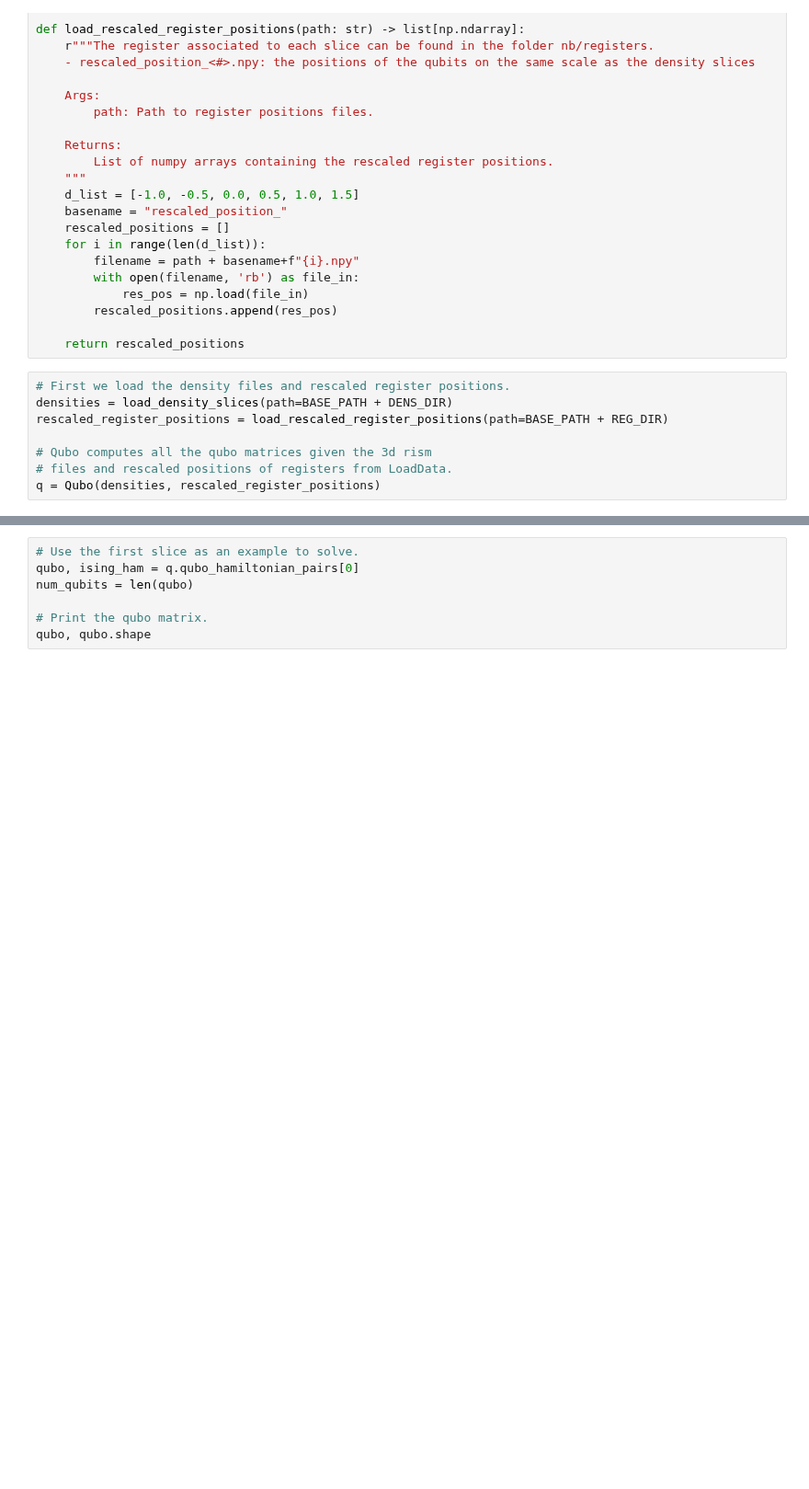
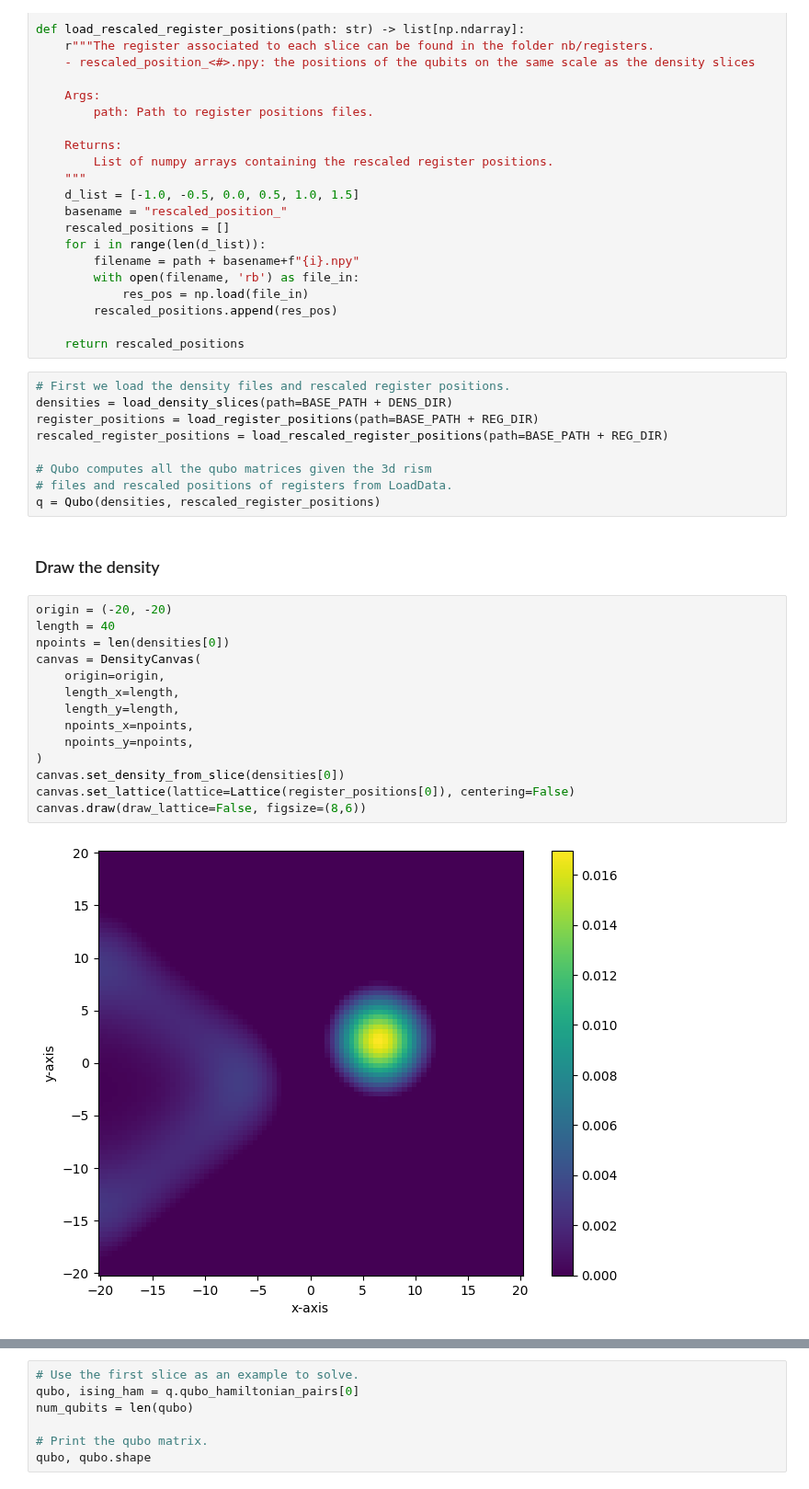
Before and after one commit to unitaryfund/aquapointer, a Jupyter notebook: notebooks/digital_demo.ipynb, the cells around one changed output, grey strips where cells are left out. Shown at 92% size. Cells and saved outputs as stored; diff of their text form; blank space fills up the shorter version.

```diff
--- a/notebooks/digital_demo.ipynb
+++ b/notebooks/digital_demo.ipynb
@@ -112,9 +112,28 @@ def load_rescaled_register_positions(path: str) -> list[np.ndarray]:
 # %%
 # First we load the density files and rescaled register positions.
 densities = load_density_slices(path=BASE_PATH + DENS_DIR)
+register_positions = load_register_positions(path=BASE_PATH + REG_DIR)
 rescaled_register_positions = load_rescaled_register_positions(path=BASE_PATH + REG_DIR)
 
 # Qubo computes all the qubo matrices given the 3d rism
 # files and rescaled positions of registers from LoadData.
 q = Qubo(densities, rescaled_register_positions)
+# %% [markdown]
+### Draw the density
+# %%
+origin = (-20, -20)
+length = 40
+npoints = len(densities[0])
+canvas = DensityCanvas(
+    origin=origin,
+    length_x=length,
+    length_y=length,
+    npoints_x=npoints,
+    npoints_y=npoints,
+)
+canvas.set_density_from_slice(densities[0])
+canvas.set_lattice(lattice=Lattice(register_positions[0]), centering=False)
+canvas.draw(draw_lattice=False, figsize=(8,6))
+# %% [output]
+[figure, added]
 # %% [markdown]
```
Also changed, not shown: parts of 19 cells of this notebook.
